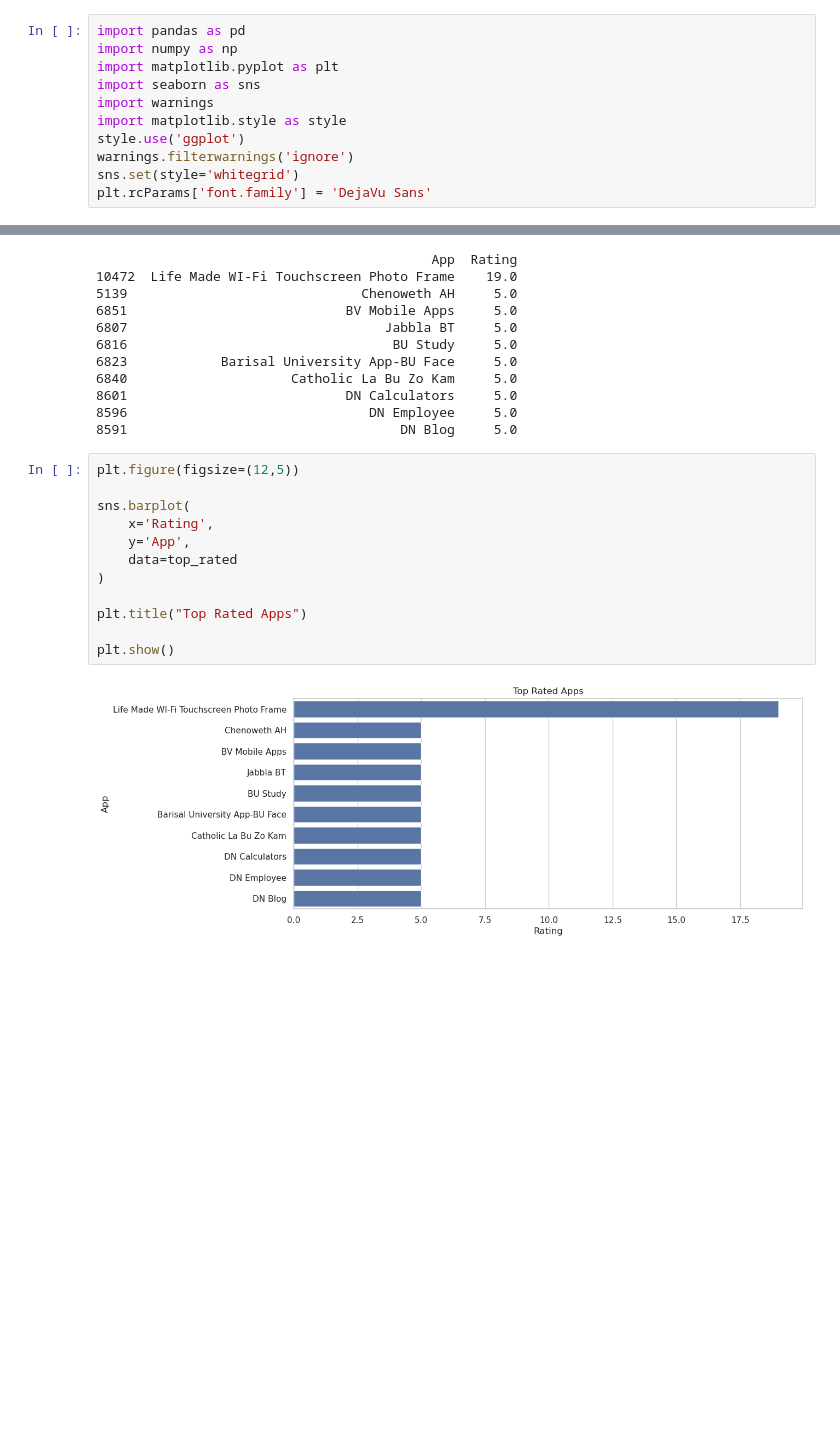
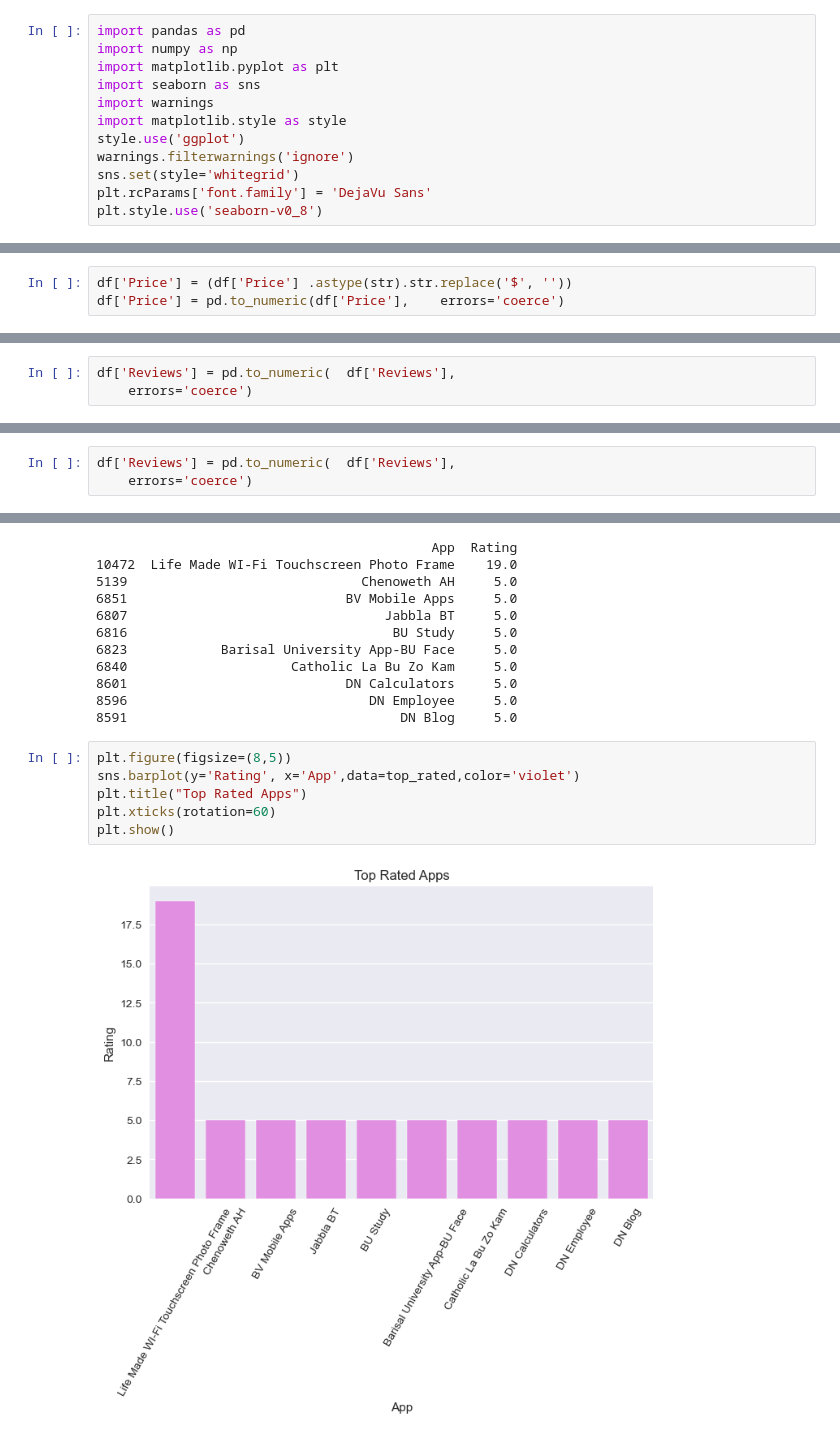
Before and after one commit to abhishekakhand737/Eda-Projects, a Jupyter notebook: 08_Playstore_Eda.ipynb, the cells around one changed output, grey strips where cells are left out. Saved outputs shown, nothing was run; the diff lists cells and outputs as text; blank space fills up the shorter version.

```diff
--- a/08_Playstore_Eda.ipynb
+++ b/08_Playstore_Eda.ipynb
@@ -42,6 +42,7 @@ style.use('ggplot')
 warnings.filterwarnings('ignore')
 sns.set(style='whitegrid')
 plt.rcParams['font.family'] = 'DejaVu Sans'
+plt.style.use('seaborn-v0_8')
 # %% [markdown]
 ### Load Dataset
 # %%
@@ -175,0 +179,3 @@ df['Installs'] = pd.to_numeric(
+# %%
+df['Price'] = (df['Price'] .astype(str).str.replace('$', ''))
+df['Price'] = pd.to_numeric(df['Price'],    errors='coerce')
@@ -175,0 +184,3 @@ df['Installs'] = pd.to_numeric(
+# %%
+df['Reviews'] = pd.to_numeric(  df['Reviews'],
+    errors='coerce')
@@ -175,0 +189,3 @@ df['Installs'] = pd.to_numeric(
+# %%
+df['Reviews'] = pd.to_numeric(  df['Reviews'],
+    errors='coerce')
@@ -230,16 +241,10 @@ print(
 8596                               DN Employee     5.0
 8591                                   DN Blog     5.0
 # %%
-plt.figure(figsize=(12,5))
-
-sns.barplot(
-    x='Rating',
-    y='App',
-    data=top_rated
-)
-
+plt.figure(figsize=(8,5))
+sns.barplot(y='Rating', x='App',data=top_rated,color='violet')
 plt.title("Top Rated Apps")
-
+plt.xticks(rotation=60)
 plt.show()
 # %% [output]
-[figure, old version]
+[figure, new version]
```
Also changed, not shown: parts of 55 cells of this notebook.
